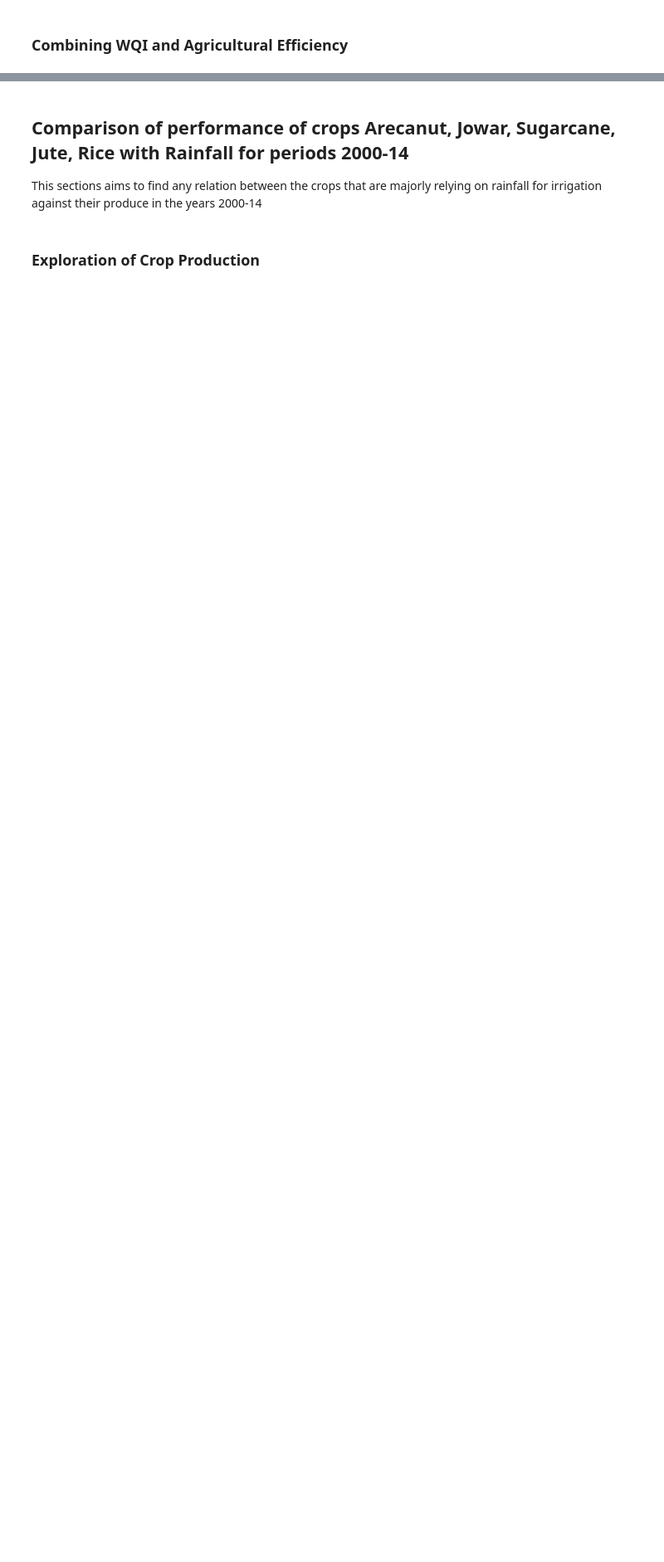
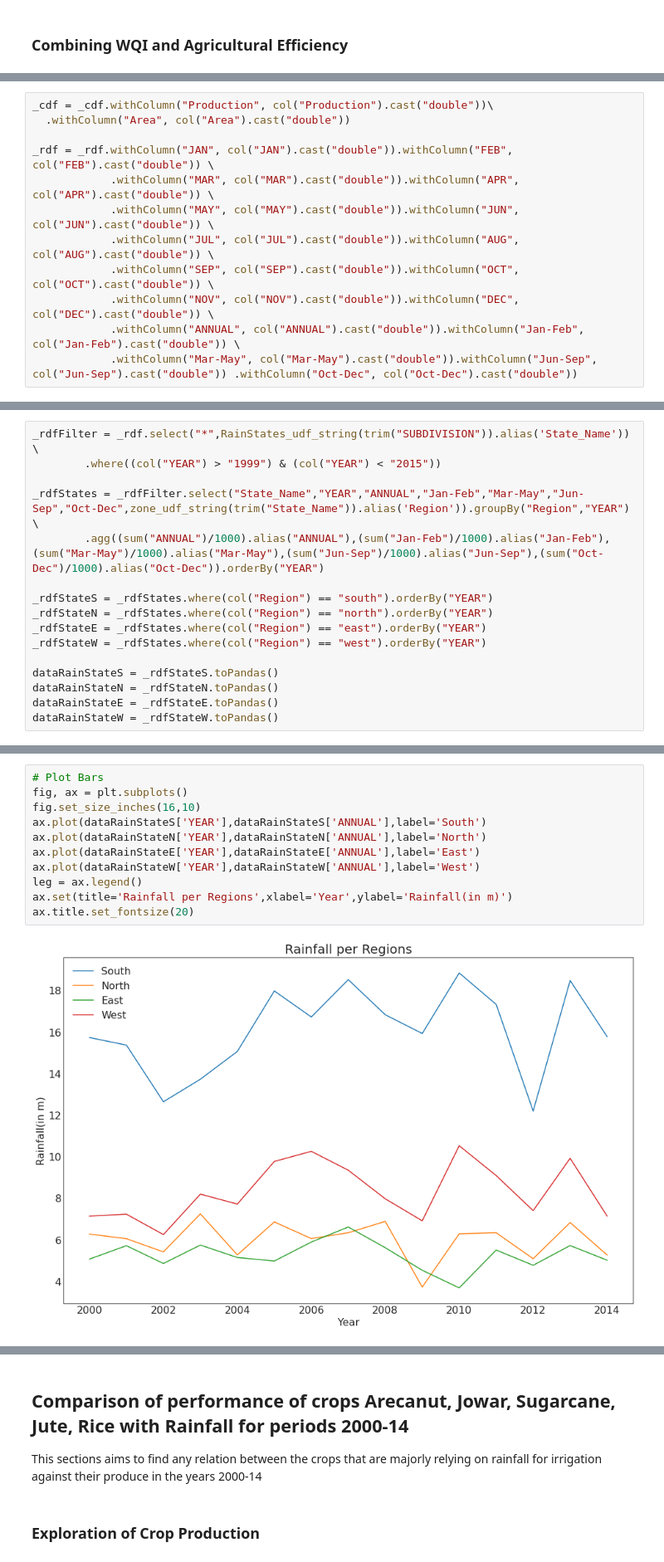
Before and after one commit to ganeshhalthota/iisc-da231-raw_crop, a Jupyter notebook: code/RAW_Crop.ipynb, the cells around one changed output, grey strips where cells are left out. Shown at 83% size. Drawn from its saved outputs; the diff is of its cells as text; blank space fills up the shorter version.

```diff
--- a/code/RAW_Crop.ipynb
+++ b/code/RAW_Crop.ipynb
@@ -756,0 +808,12 @@ time: 30.9 s (started: 2021-12-09 17:58:00 +00:00)
+# %%
+_cdf = _cdf.withColumn("Production", col("Production").cast("double"))\
+  .withColumn("Area", col("Area").cast("double"))
+
+_rdf = _rdf.withColumn("JAN", col("JAN").cast("double")).withColumn("FEB", col("FEB").cast("double")) \
+            .withColumn("MAR", col("MAR").cast("double")).withColumn("APR", col("APR").cast("double")) \
+            .withColumn("MAY", col("MAY").cast("double")).withColumn("JUN", col("JUN").cast("double")) \
+            .withColumn("JUL", col("JUL").cast("double")).withColumn("AUG", col("AUG").cast("double")) \
+            .withColumn("SEP", col("SEP").cast("double")).withColumn("OCT", col("OCT").cast("double")) \
+            .withColumn("NOV", col("NOV").cast("double")).withColumn("DEC", col("DEC").cast("double")) \
+            .withColumn("ANNUAL", col("ANNUAL").cast("double")).withColumn("Jan-Feb", col("Jan-Feb").cast("double")) \
+            .withColumn("Mar-May", col("Mar-May").cast("double")).withColumn("Jun-Sep", col("Jun-Sep").cast("double")) .withColumn("Oct-Dec", col("Oct-Dec").cast("double"))
@@ -756,0 +822,16 @@ time: 30.9 s (started: 2021-12-09 17:58:00 +00:00)
+# %%
+_rdfFilter = _rdf.select("*",RainStates_udf_string(trim("SUBDIVISION")).alias('State_Name')) \
+        .where((col("YEAR") > "1999") & (col("YEAR") < "2015"))
+
+_rdfStates = _rdfFilter.select("State_Name","YEAR","ANNUAL","Jan-Feb","Mar-May","Jun-Sep","Oct-Dec",zone_udf_string(trim("State_Name")).alias('Region')).groupBy("Region","YEAR") \
+        .agg((sum("ANNUAL")/1000).alias("ANNUAL"),(sum("Jan-Feb")/1000).alias("Jan-Feb"),(sum("Mar-May")/1000).alias("Mar-May"),(sum("Jun-Sep")/1000).alias("Jun-Sep"),(sum("Oct-Dec")/1000).alias("Oct-Dec")).orderBy("YEAR")
+
+_rdfStateS = _rdfStates.where(col("Region") == "south").orderBy("YEAR")
+_rdfStateN = _rdfStates.where(col("Region") == "north").orderBy("YEAR")
+_rdfStateE = _rdfStates.where(col("Region") == "east").orderBy("YEAR")
+_rdfStateW = _rdfStates.where(col("Region") == "west").orderBy("YEAR")
+
+dataRainStateS = _rdfStateS.toPandas()
+dataRainStateN = _rdfStateN.toPandas()
+dataRainStateE = _rdfStateE.toPandas()
+dataRainStateW = _rdfStateW.toPandas()
@@ -756,0 +840,13 @@ time: 30.9 s (started: 2021-12-09 17:58:00 +00:00)
+# %%
+# Plot Bars
+fig, ax = plt.subplots()
+fig.set_size_inches(16,10)
+ax.plot(dataRainStateS['YEAR'],dataRainStateS['ANNUAL'],label='South')
+ax.plot(dataRainStateN['YEAR'],dataRainStateN['ANNUAL'],label='North')
+ax.plot(dataRainStateE['YEAR'],dataRainStateE['ANNUAL'],label='East')
+ax.plot(dataRainStateW['YEAR'],dataRainStateW['ANNUAL'],label='West')
+leg = ax.legend()
+ax.set(title='Rainfall per Regions',xlabel='Year',ylabel='Rainfall(in m)')
+ax.title.set_fontsize(20)
+# %% [output]
+[figure, added]
```
Also changed, not shown: parts of 58 cells of this notebook.
